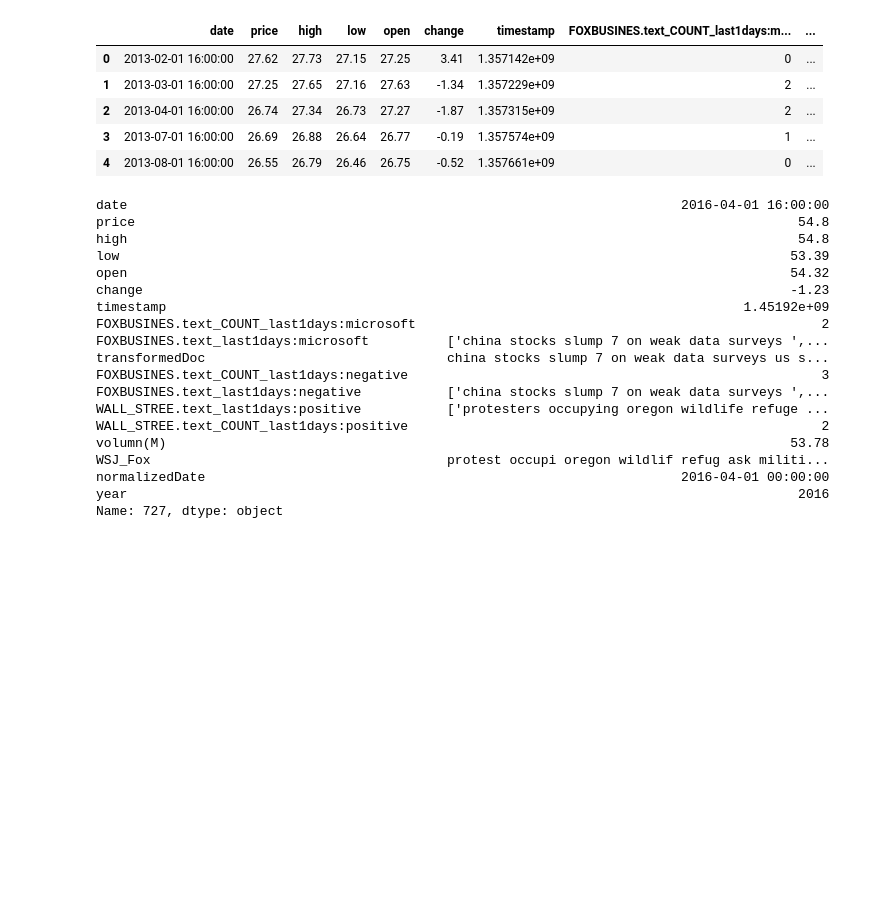
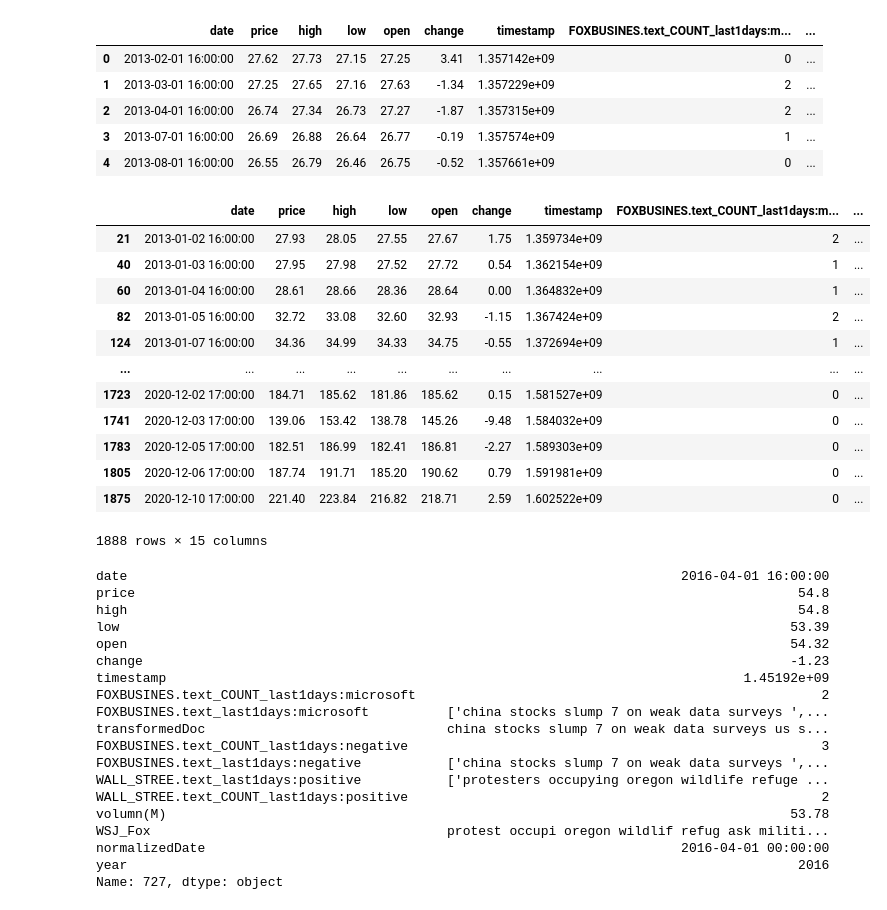
Before and after one commit to carmelbythesea/Stock-Market-Prediction, a Jupyter notebook: MSFT/model/model.ipynb, the cells around one changed output. Saved outputs shown, nothing was run; the diff lists cells and outputs as text; code cells hidden in the pictures; blank space fills up the shorter version.

```diff
--- a/MSFT/model/model.ipynb
+++ b/MSFT/model/model.ipynb
@@ -98,6 +98,22 @@ df.head()
 | 2 | 2013-04-01 16:00:00 | 26.74 | 27.34 | 26.73 | 27.27 | -1.87 | 1.357315e+09 | 2 | ... |
 | 3 | 2013-07-01 16:00:00 | 26.69 | 26.88 | 26.64 | 26.77 | -0.19 | 1.357574e+09 | 1 | ... |
 | 4 | 2013-08-01 16:00:00 | 26.55 | 26.79 | 26.46 | 26.75 | -0.52 | 1.357661e+09 | 0 | ... |
+# %%
+df.sort_values(by = 'date')
+# %% [output]
+|  | date | price | high | low | open | change | timestamp | FOXBUSINES.text_COUNT_last1days:m... | ... |
+| 21 | 2013-01-02 16:00:00 | 27.93 | 28.05 | 27.55 | 27.67 | 1.75 | 1.359734e+09 | 2 | ... |
+| 40 | 2013-01-03 16:00:00 | 27.95 | 27.98 | 27.52 | 27.72 | 0.54 | 1.362154e+09 | 1 | ... |
+| 60 | 2013-01-04 16:00:00 | 28.61 | 28.66 | 28.36 | 28.64 | 0.00 | 1.364832e+09 | 1 | ... |
+| 82 | 2013-01-05 16:00:00 | 32.72 | 33.08 | 32.60 | 32.93 | -1.15 | 1.367424e+09 | 2 | ... |
+| 124 | 2013-01-07 16:00:00 | 34.36 | 34.99 | 34.33 | 34.75 | -0.55 | 1.372694e+09 | 1 | ... |
+| ... | ... | ... | ... | ... | ... | ... | ... | ... | ... |
+| 1723 | 2020-12-02 17:00:00 | 184.71 | 185.62 | 181.86 | 185.62 | 0.15 | 1.581527e+09 | 0 | ... |
+| 1741 | 2020-12-03 17:00:00 | 139.06 | 153.42 | 138.78 | 145.26 | -9.48 | 1.584032e+09 | 0 | ... |
+| 1783 | 2020-12-05 17:00:00 | 182.51 | 186.99 | 182.41 | 186.81 | -2.27 | 1.589303e+09 | 0 | ... |
+| 1805 | 2020-12-06 17:00:00 | 187.74 | 191.71 | 185.20 | 190.62 | 0.79 | 1.591981e+09 | 0 | ... |
+| 1875 | 2020-12-10 17:00:00 | 221.40 | 223.84 | 216.82 | 218.71 | 2.59 | 1.602522e+09 | 0 | ... |
+1888 rows × 15 columns
 # %%
 # feature engineer the text
 def textTransform(doc, max_length = 13):
```
Also changed, not shown: parts of 50 cells of this notebook, 4 other files.
